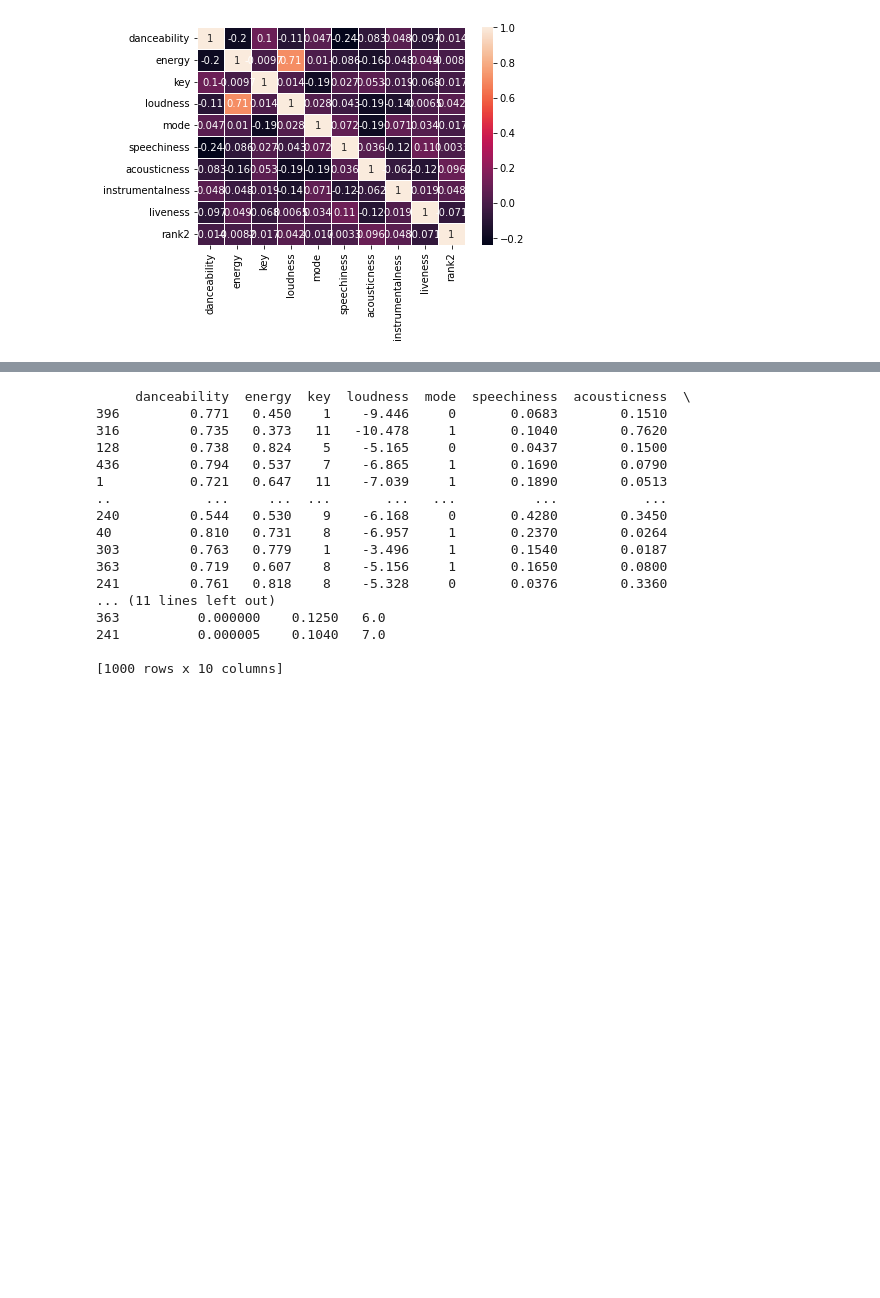
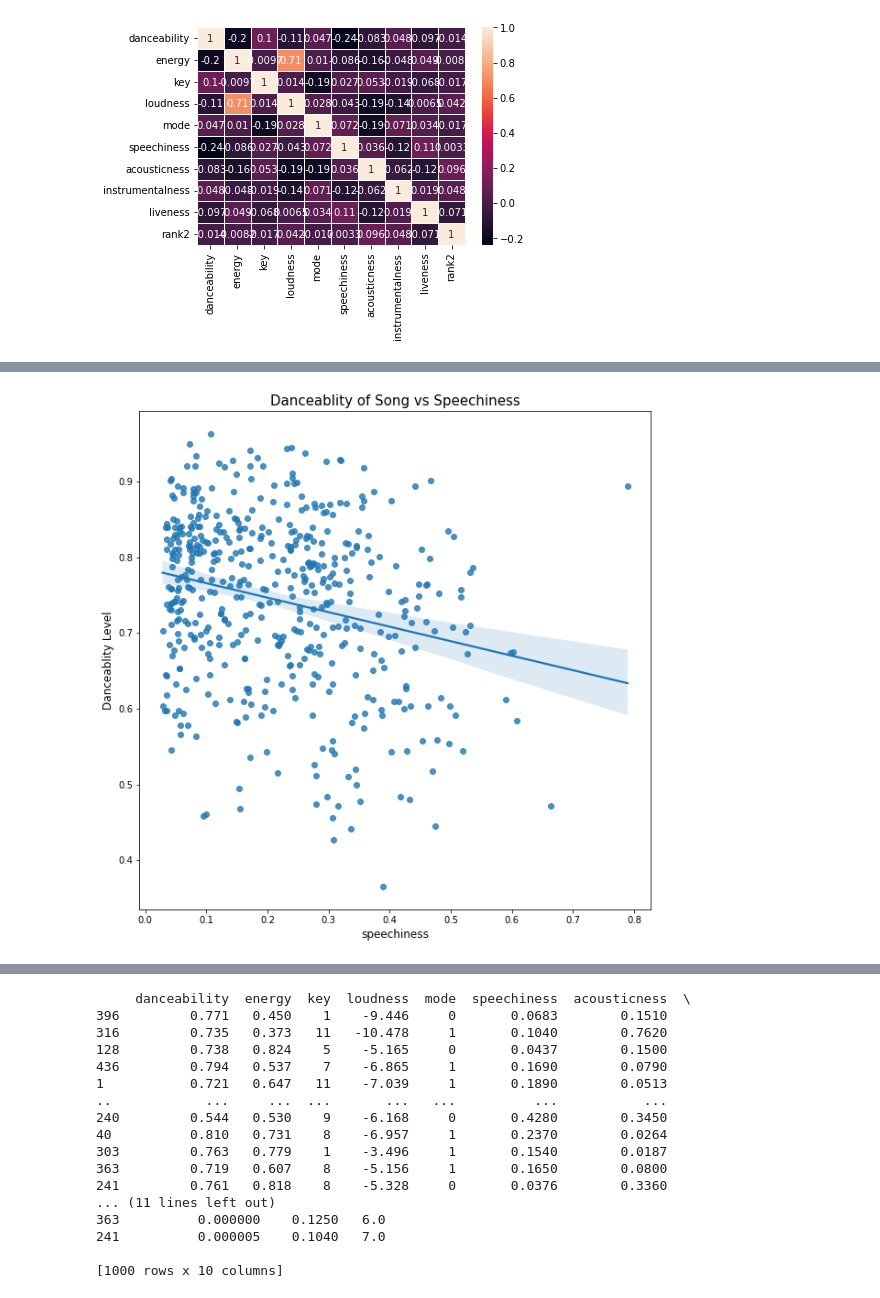
Before and after one commit to mishuhamchu/mishuhamchu.github.io, a Jupyter notebook: Final_Project.ipynb, the cells around one changed output, grey strips where cells are left out. Saved outputs shown, nothing was run; the diff lists cells and outputs as text; code cells hidden in the pictures; blank space fills up the shorter version.

```diff
--- a/Final_Project.ipynb
+++ b/Final_Project.ipynb
@@ -427,5 +456,7 @@ print(results.summary())
 # %%
 fig, ax = plt.subplots(figsize = (10,10))
-sns.regplot(x=german_df_final.speechiness,y=german_df_final.danceability, ax=ax).set_title('Danceablity of Song vs Speechiness',fontsize=15)
+sns.regplot(x=germany_df_final.speechiness,y=germany_df_final.danceability, ax=ax).set_title('Danceablity of Song vs Speechiness',fontsize=15)
 plt.xlabel('speechiness',fontsize=12);
 plt.ylabel('Danceablity Level',fontsize=12);
+# %% [output]
+[figure, added]
```
Also changed, not shown: parts of 22 cells of this notebook.
